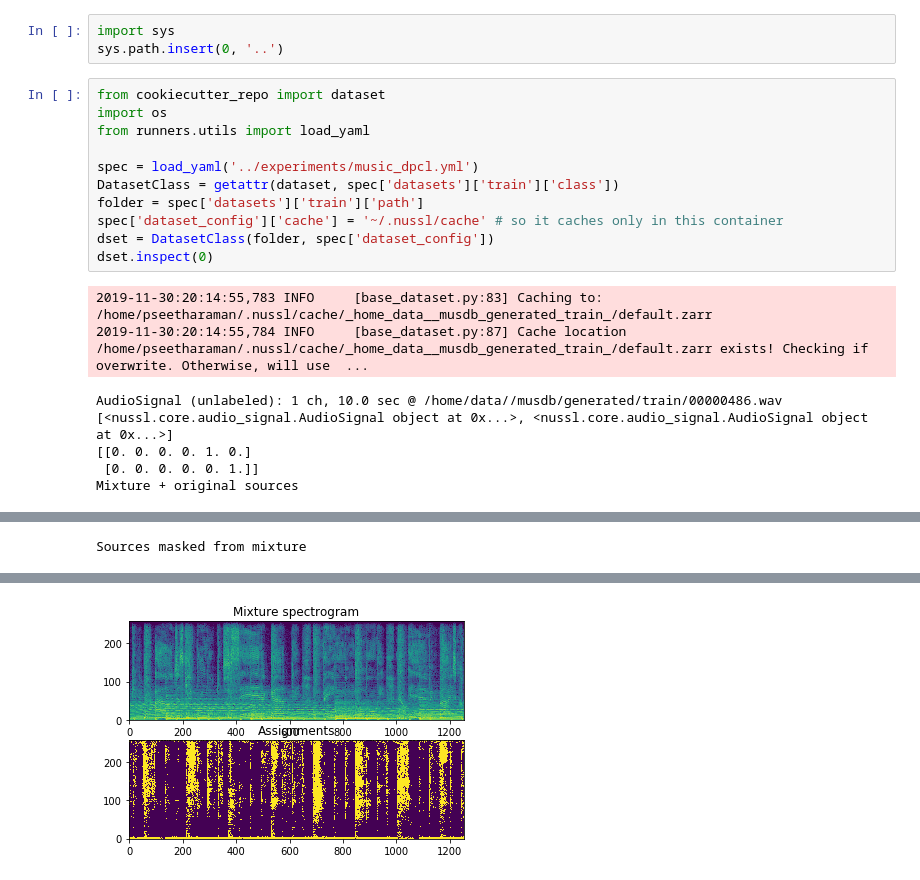
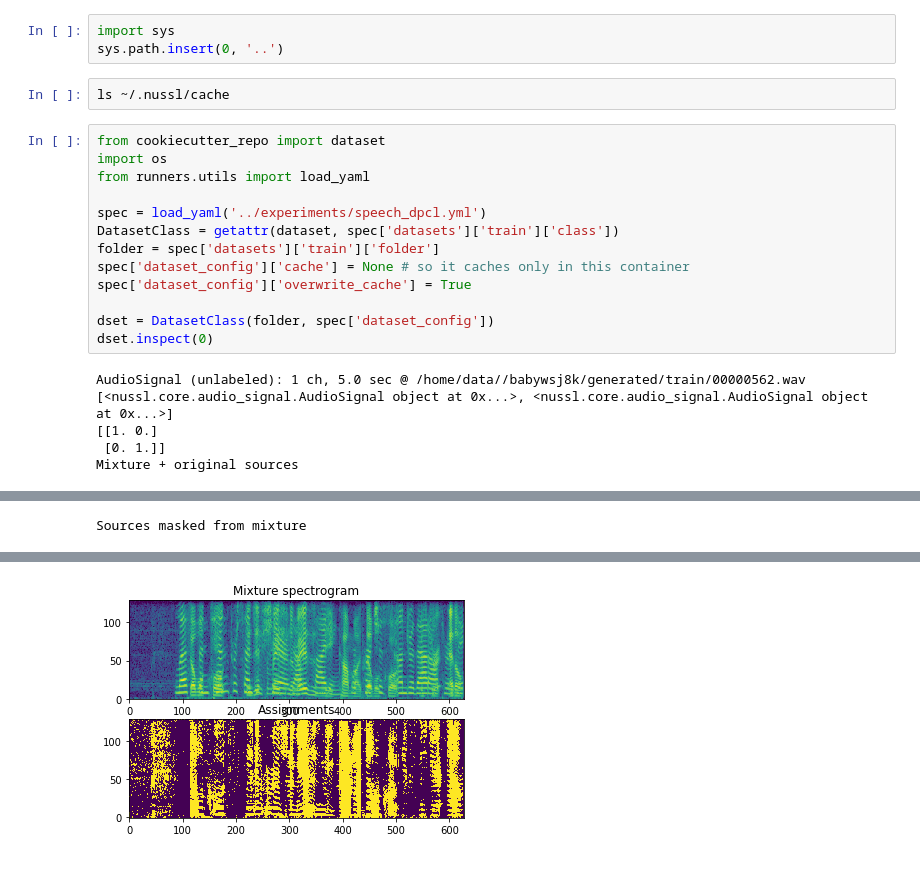
Before and after one commit to pseeth/cookiecutter-nussl, a Jupyter notebook: {{cookiecutter.repo_name}}/notebooks/example.ipynb, the cells around one changed output, grey strips where cells are left out. Drawn from its saved outputs; the diff is of its cells as text.

```diff
--- a/{{cookiecutter.repo_name}}/notebooks/example.ipynb
+++ b/{{cookiecutter.repo_name}}/notebooks/example.ipynb
@@ -1,29 +1,31 @@
 # %%
 import sys
 sys.path.insert(0, '..')
+# %%
+ls ~/.nussl/cache
 # %%
 from cookiecutter_repo import dataset
 import os
 from runners.utils import load_yaml
 
-spec = load_yaml('../experiments/music_dpcl.yml')
+spec = load_yaml('../experiments/speech_dpcl.yml')
 DatasetClass = getattr(dataset, spec['datasets']['train']['class'])
-folder = spec['datasets']['train']['path']
-spec['dataset_config']['cache'] = '~/.nussl/cache' # so it caches only in this container
+folder = spec['datasets']['train']['folder']
+spec['dataset_config']['cache'] = None # so it caches only in this container
+spec['dataset_config']['overwrite_cache'] = True
+
 dset = DatasetClass(folder, spec['dataset_config'])
 dset.inspect(0)
 # %% [output]
-2019-11-30:20:14:55,783 INFO     [base_dataset.py:83] Caching to: /home/pseetharaman/.nussl/cache/_home_data__musdb_generated_train_/default.zarr
-2019-11-30:20:14:55,784 INFO     [base_dataset.py:87] Cache location /home/pseetharaman/.nussl/cache/_home_data__musdb_generated_train_/default.zarr exists! Checking if overwrite. Otherwise, will use  ...
+AudioSignal (unlabeled): 1 ch, 5.0 sec @ /home/data//babywsj8k/generated/train/00000562.wav
+[<nussl.core.audio_signal.AudioSignal object at 0x...>, <nussl.core.audio_signal.AudioSignal object at 0x...>]
+[[1. 0.]
+ [0. 1.]]
+Mixture + original sources
-AudioSignal (unlabeled): 1 ch, 10.0 sec @ /home/data//musdb/generated/train/00000486.wav
-[<nussl.core.audio_signal.AudioSignal object at 0x...>, <nussl.core.audio_signal.AudioSignal object at 0x...>]
-[[0. 0. 0. 0. 1. 0.]
- [0. 0. 0. 0. 0. 1.]]
-Mixture + original sources
 [interactive output not drawn]
 [interactive output not drawn]
 [interactive output not drawn]
-Sources masked from mixture
+Sources masked from mixture
 [interactive output not drawn]
 [interactive output not drawn]
-[figure, old version]
+[figure, new version]
```
Also changed, not shown: 20 other files.
